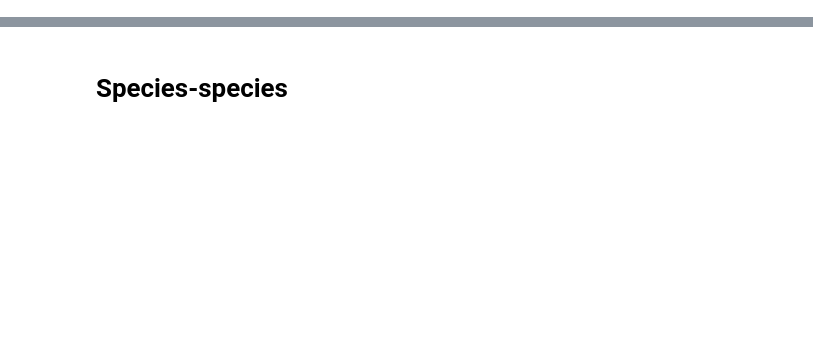
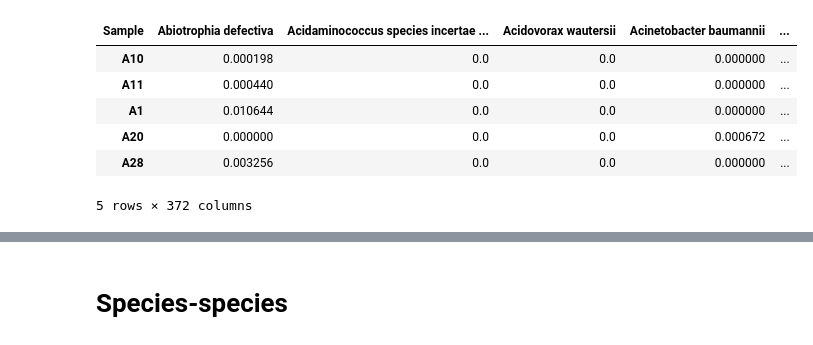
Before and after one commit to SizheQiu/OralMicroIX, a Jupyter notebook: workflow/CorrAnalysis.ipynb, the cells around one changed output, grey strips where cells are left out. Saved outputs shown, nothing was run; the diff lists cells and outputs as text; code cells hidden in the pictures; blank space fills up the shorter version.

```diff
--- a/workflow/CorrAnalysis.ipynb
+++ b/workflow/CorrAnalysis.ipynb
@@ -16,8 +17,17 @@ def sig_pv(x):
 # %%
 oral_tax = pd.read_csv('../data/metagenome/motus_profile.csv')
 spnames = [ x.split('[ref')[0].split('[meta')[0].split('[ext')[0].\
            replace('[','').replace(']','').strip() for x in list(oral_tax['Species'])]
 oral_tax['Species'] = spnames; oral_tax = oral_tax.rename(columns={'Species':'Sample'})
 oral_tax = oral_tax.set_index(['Sample'])
 oral_tax = oral_tax.T; oral_quant = oral_tax.groupby(oral_tax.columns, axis=1).sum();
+oral_quant = oral_quant.drop(['unassigned'],axis=1)
 oral_quant.head()
+# %% [output]
+| Sample | Abiotrophia defectiva | Acidaminococcus species incertae ... | Acidovorax wautersii | Acinetobacter baumannii | ... |
+| A10 | 0.000198 | 0.0 | 0.0 | 0.000000 | ... |
+| A11 | 0.000440 | 0.0 | 0.0 | 0.000000 | ... |
+| A1 | 0.010644 | 0.0 | 0.0 | 0.000000 | ... |
+| A20 | 0.000000 | 0.0 | 0.0 | 0.000672 | ... |
+| A28 | 0.003256 | 0.0 | 0.0 | 0.000000 | ... |
+5 rows × 372 columns
```
Also changed, not shown: parts of 8 cells of this notebook, 13 other files.
